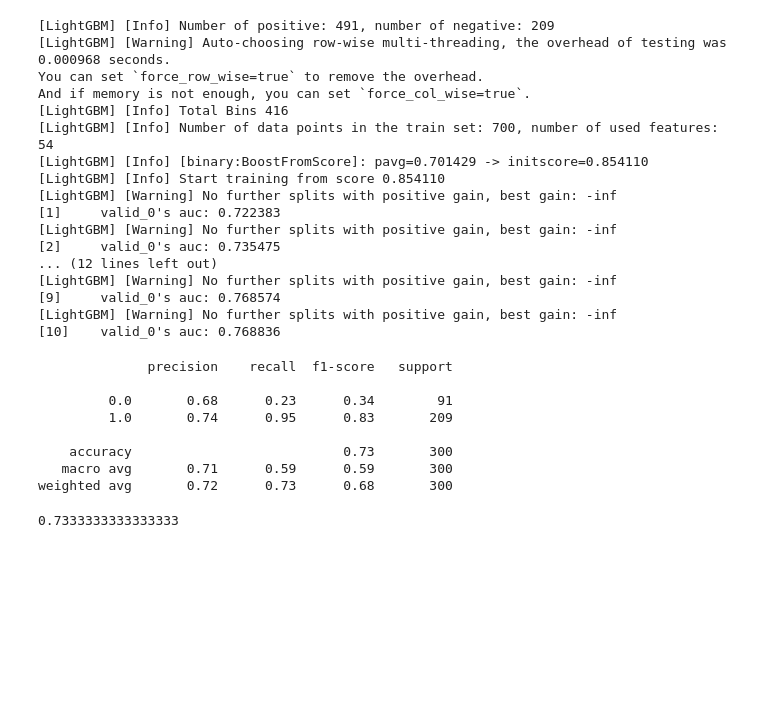
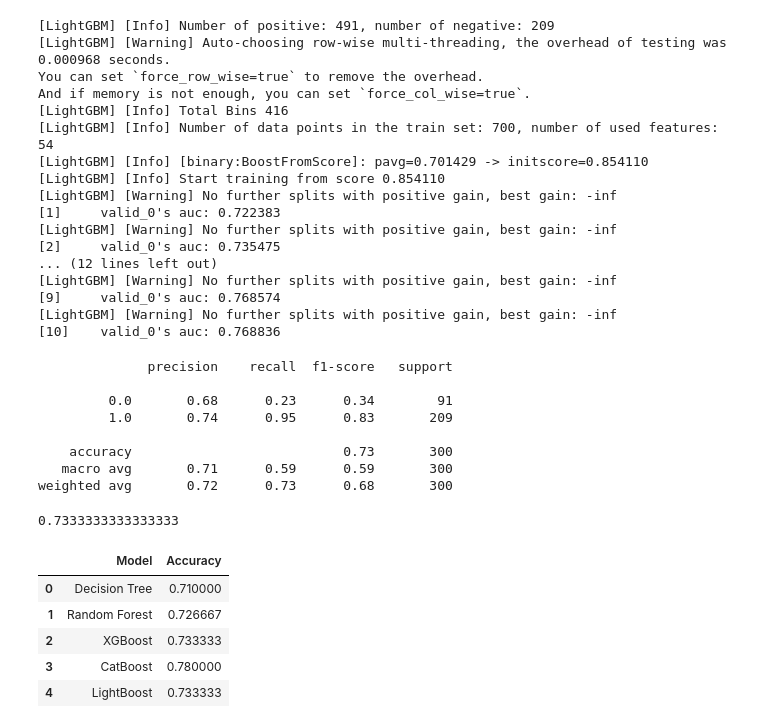
Before and after one commit to jjvega1/mec-mini-projects, a Jupyter notebook: mec-13.5.1-tree-based-algorithms-mini-project/Mini_Project_Tree-Based_Algorithms.ipynb, the cells around one changed output. Saved outputs shown, nothing was run; the diff lists cells and outputs as text; code cells hidden in the pictures; blank space fills up the shorter version.

```diff
--- a/mec-13.5.1-tree-based-algorithms-mini-project/Mini_Project_Tree-Based_Algorithms.ipynb
+++ b/mec-13.5.1-tree-based-algorithms-mini-project/Mini_Project_Tree-Based_Algorithms.ipynb
@@ -390,8 +390,17 @@ weighted avg       0.72      0.73      0.68       300
 # %%
 l = [{'Model': 'Decision Tree', 'Accuracy': dt_acc},
      {'Model': 'Random Forest', 'Accuracy': rf_acc},
      {'Model': 'XGBoost', 'Accuracy': xgb_acc},
      {'Model': 'CatBoost', 'Accuracy': cb_acc},
-     {'Model': 'Ct', 'Accuracy': cb_acc}
+     {'Model': 'LightBoost', 'Accuracy': light_acc}
+    ]
 
-]
+results = pd.DataFrame(l)
+results.head()
+# %% [output]
+|  | Model | Accuracy |
+| 0 | Decision Tree | 0.710000 |
+| 1 | Random Forest | 0.726667 |
+| 2 | XGBoost | 0.733333 |
+| 3 | CatBoost | 0.780000 |
+| 4 | LightBoost | 0.733333 |
```
